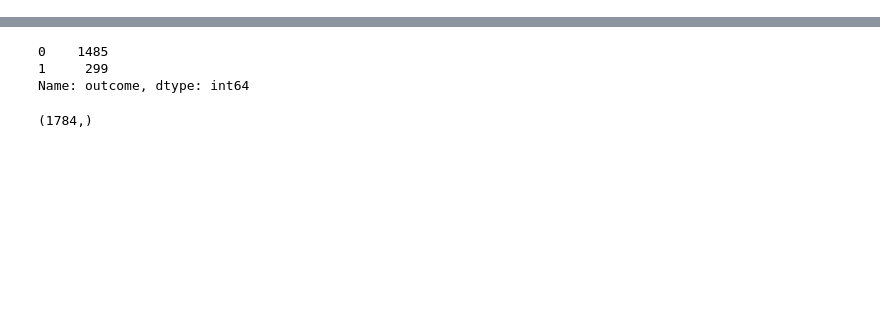
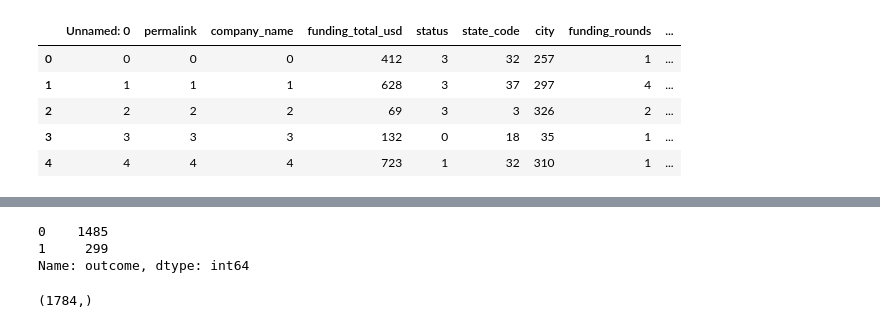
Before and after one commit to chenxizhi/Insight_xc, a Jupyter notebook: classifier1.ipynb, the cells around one changed output, grey strips where cells are left out. Saved outputs shown, nothing was run; the diff lists cells and outputs as text; code cells hidden in the pictures; blank space fills up the shorter version.

```diff
--- a/classifier1.ipynb
+++ b/classifier1.ipynb
@@ -23,6 +23,15 @@ cb_software_reddit.loc[cb_software_reddit['status'] == 'ipo', 'outcome'] = 'Succ
 
 cb_software_reddit.loc[cb_software_reddit['status'] == 'closed', 'outcome'] = 'Not_Success'
 cb_software_reddit.loc[cb_software_reddit['status'] == 'operating', 'outcome'] = 'Not_Success'
+# %%
+cb_software_reddit.head()
+# %% [output]
+|  | Unnamed: 0 | permalink | company_name | funding_total_usd | status | state_code | city | funding_rounds | ... |
+| 0 | 0 | 0 | 0 | 412 | 3 | 32 | 257 | 1 | ... |
+| 1 | 1 | 1 | 1 | 628 | 3 | 37 | 297 | 4 | ... |
+| 2 | 2 | 2 | 2 | 69 | 3 | 3 | 326 | 2 | ... |
+| 3 | 3 | 3 | 3 | 132 | 0 | 18 | 35 | 1 | ... |
+| 4 | 4 | 4 | 4 | 723 | 1 | 32 | 310 | 1 | ... |
 # %%
 from sklearn import preprocessing
 for column in cb_software_reddit.columns:
```
Also changed, not shown: parts of 15 cells of this notebook, 46 other files.
